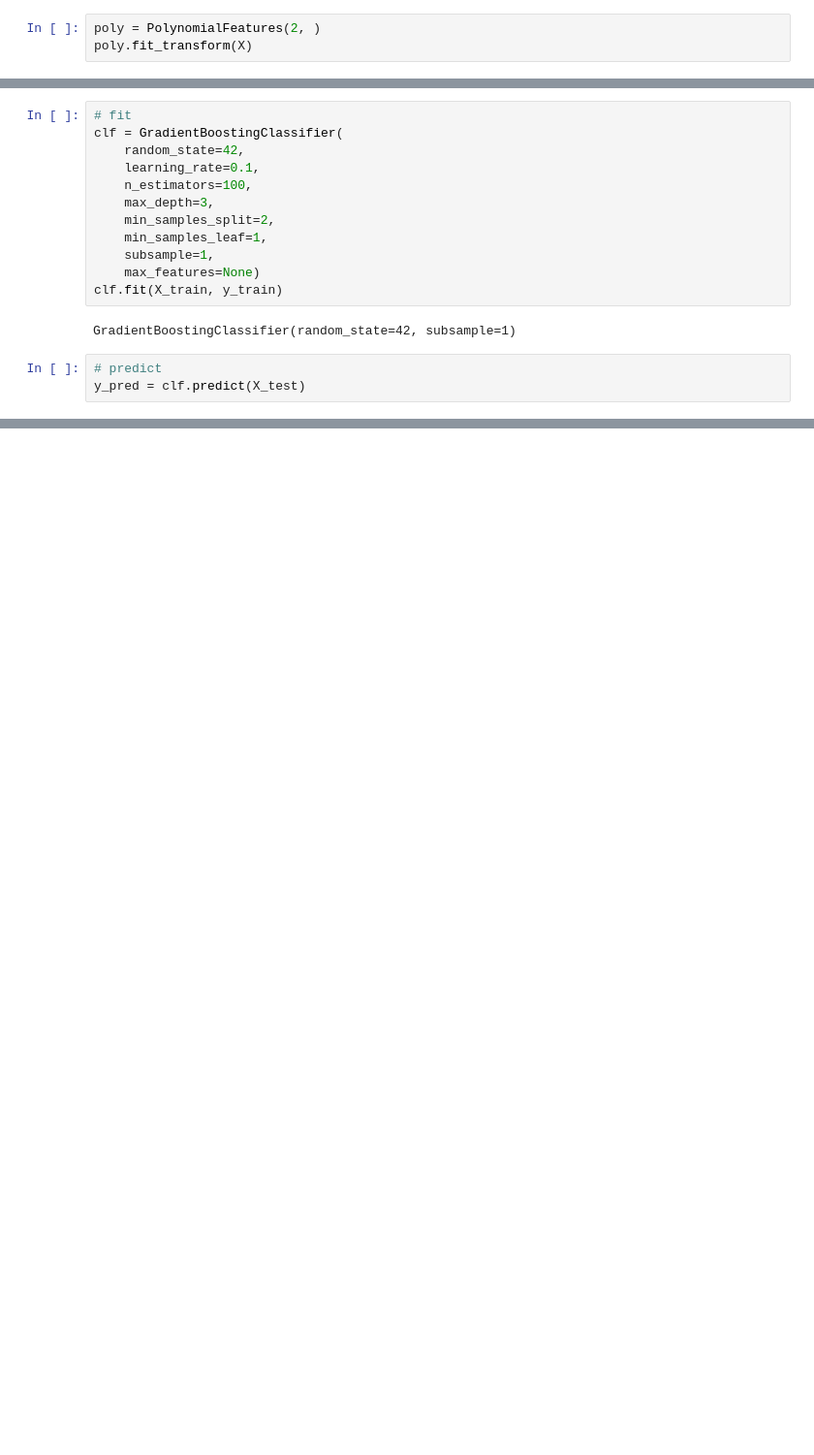
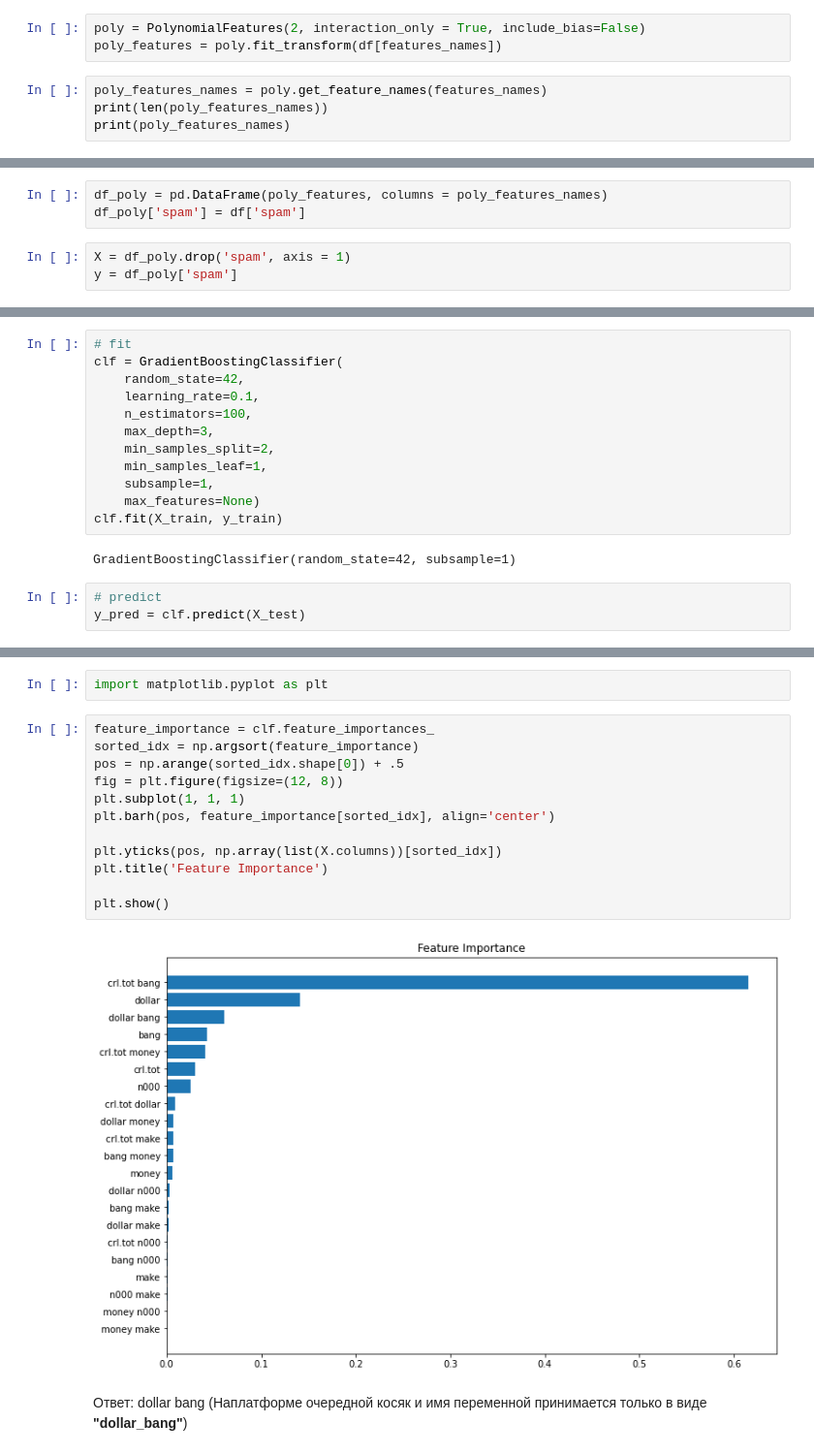
Before and after one commit to IvanRumyantsev/Skillfactory_DST_10, a Jupyter notebook: ML-6. Бустинг. Стекинг/ML-6.Boosting_Stacking.ipynb, the cells around one changed output, grey strips where cells are left out. Shown at 97% size. Drawn from its saved outputs; the diff is of its cells as text; blank space fills up the shorter version.

```diff
--- a/ML-6. Бустинг. Стекинг/ML-6.Boosting_Stacking.ipynb
+++ b/ML-6. Бустинг. Стекинг/ML-6.Boosting_Stacking.ipynb
@@ -48,5 +46,9 @@ m.factorial(6)/(m.factorial(4)*m.factorial(2))+6
 # %% [output]
 21.0
 # %%
-poly = PolynomialFeatures(2, )
-poly.fit_transform(X)
+poly = PolynomialFeatures(2, interaction_only = True, include_bias=False)
+poly_features = poly.fit_transform(df[features_names])
+# %%
+poly_features_names = poly.get_feature_names(features_names)
+print(len(poly_features_names))
+print(poly_features_names)
@@ -52,0 +58,6 @@ poly.fit_transform(X)
+# %%
+df_poly = pd.DataFrame(poly_features, columns = poly_features_names)
+df_poly['spam'] = df['spam']
+# %%
+X = df_poly.drop('spam', axis = 1)
+y = df_poly['spam']
@@ -96,0 +120,18 @@ F-мера:  0.826
+# %%
+import matplotlib.pyplot as plt
+# %%
+feature_importance = clf.feature_importances_
+sorted_idx = np.argsort(feature_importance)
+pos = np.arange(sorted_idx.shape[0]) + .5
+fig = plt.figure(figsize=(12, 8))
+plt.subplot(1, 1, 1)
+plt.barh(pos, feature_importance[sorted_idx], align='center')
+
+plt.yticks(pos, np.array(list(X.columns))[sorted_idx])
+plt.title('Feature Importance')
+
+plt.show()
+# %% [output]
+[figure, added]
+# %% [markdown]
+Ответ: dollar bang (Наплатформе очередной косяк и имя переменной принимается только в виде **"dollar_bang"**)
```
Also changed, not shown: parts of 28 cells of this notebook.
